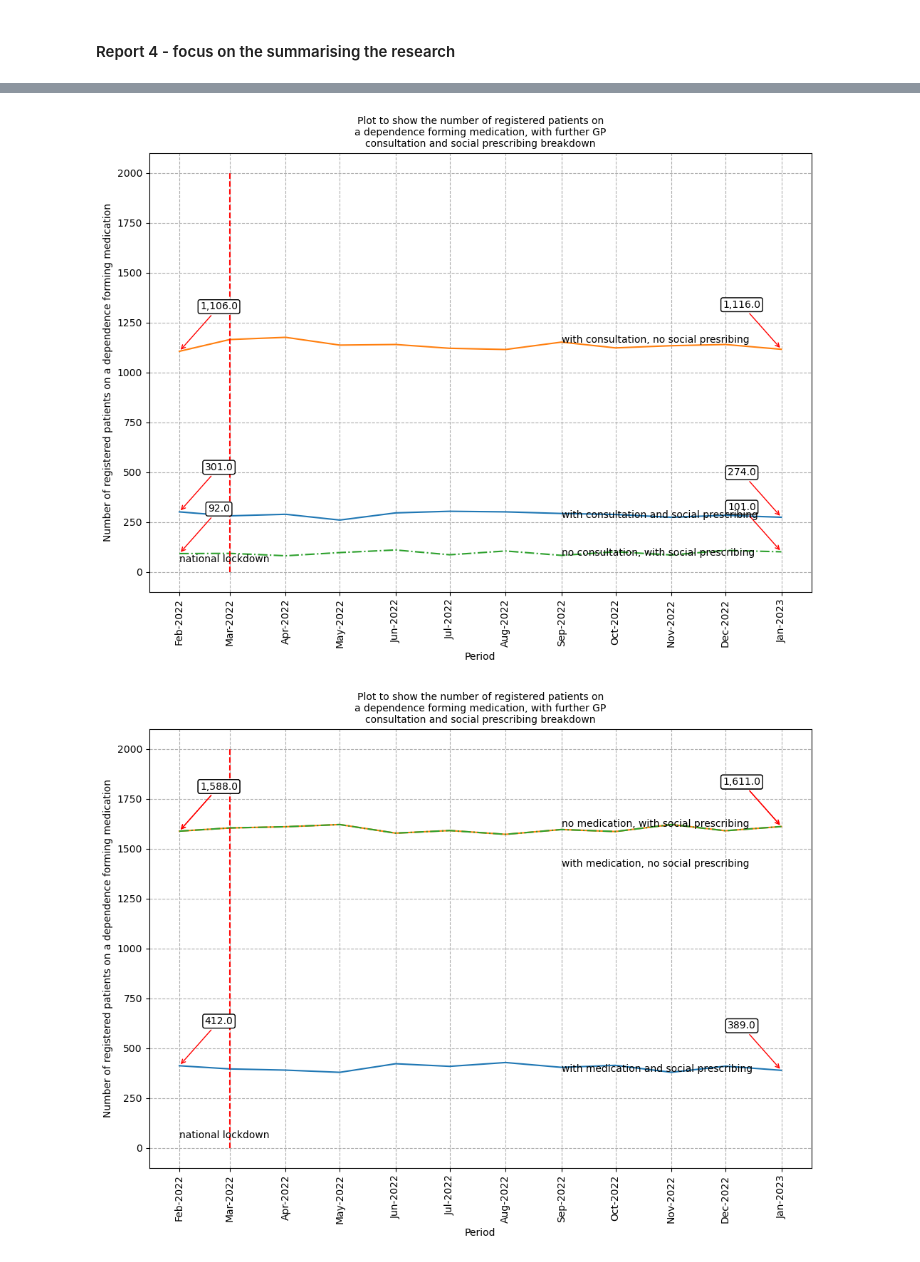
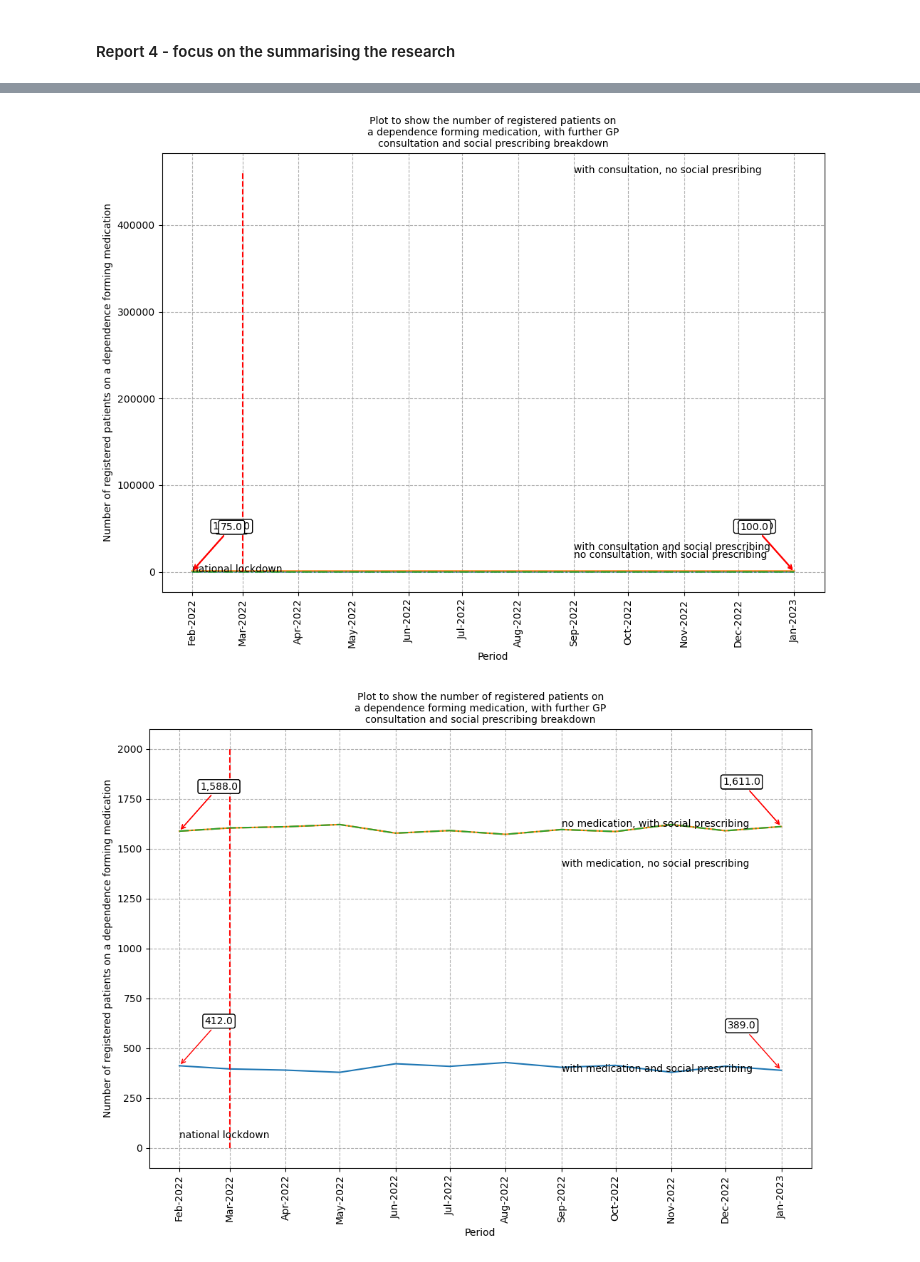
Before and after one commit to opensafely/dfms-covid19, a Jupyter notebook: analysis/report_4_summary_plots.ipynb, the cells around one changed output, grey strips where cells are left out. Saved outputs shown, nothing was run; the diff lists cells and outputs as text; code cells hidden in the pictures.

```diff
--- a/analysis/report_4_summary_plots.ipynb
+++ b/analysis/report_4_summary_plots.ipynb
@@ -140,7 +140,7 @@ plt.gca().xaxis.set_major_formatter(dtFmt)
 plt.vlines(
         x=[pd.to_datetime(covid)],
         ymin=0,
-        ymax=2000,
+        ymax=460000,
         colors="red",
         ls="--",
         label="national lockdown",
@@ -163,34 +163,34 @@ plt.annotate(f"{y2.iloc[0]:,}", xy=(x.iloc[0], y2.iloc[0]), xytext=(40,40),
             arrowprops=dict(arrowstyle='->', connectionstyle='arc3,rad=0',
                             color='red'))
 plt.annotate(f"{y2.iloc[-1]:,}", xy=(x.iloc[-1], y2.iloc[-1]), xytext=(-40,40),
             textcoords='offset points', ha='center', va='bottom',
             bbox=dict(boxstyle='round,pad=0.2', fc='white', alpha=1),
             arrowprops=dict(arrowstyle='->', connectionstyle='arc3,rad=-0',
                             color='red'))
 plt.annotate(f"{y3.iloc[0]:,}", xy=(x.iloc[0], y3.iloc[0]), xytext=(40,40),
             textcoords='offset points', ha='center', va='bottom',
             bbox=dict(boxstyle='round,pad=0.2', fc='white', alpha=1),
             arrowprops=dict(arrowstyle='->', connectionstyle='arc3,rad=0',
                             color='red'))
 plt.annotate(f"{y3.iloc[-1]:,}", xy=(x.iloc[-1], y3.iloc[-1]), xytext=(-40,40),
             textcoords='offset points', ha='center', va='bottom',
             bbox=dict(boxstyle='round,pad=0.2', fc='white', alpha=1),
             arrowprops=dict(arrowstyle='->', connectionstyle='arc3,rad=-0',
                             color='red'))
 plt.annotate('with consultation, no social presribing', xy =(pos_chart_labels, 2000),
                 xytext =(pos_chart_labels, 460000),)
 plt.annotate('no consultation, with social prescribing', xy =(pos_chart_labels, 2000),
                 xytext =(pos_chart_labels, 16000),)
 plt.annotate('with consultation and social prescribing', xy =(pos_chart_labels, 2000),
                 xytext =(pos_chart_labels, 25000),)
 title = 'Plot to show the number of registered patients on a dependence forming medication, with further GP consultation and social prescribing breakdown'
 plt.title('\n'.join(wrap(title,50)), fontsize=10)
 plt.grid(linestyle="dashed")
 plt.xticks(rotation=90)
 plt.savefig(f'../output/measure_socialrx_consultation_socialrx+consultation_summary.png', bbox_inches='tight', dpi=100)
 plt.show()
 # %% [output]
-[figure, old version]
+[figure, new version]
 # %%
 data_socialdfm=pd.read_csv("../output/measure_social_prescribing_rate.csv", usecols=["date", "with_social_prescribing", "research_population", "population"], parse_dates=["date"])
 
```
Also changed, not shown: parts of 1 cell of this notebook, 1 other file.
